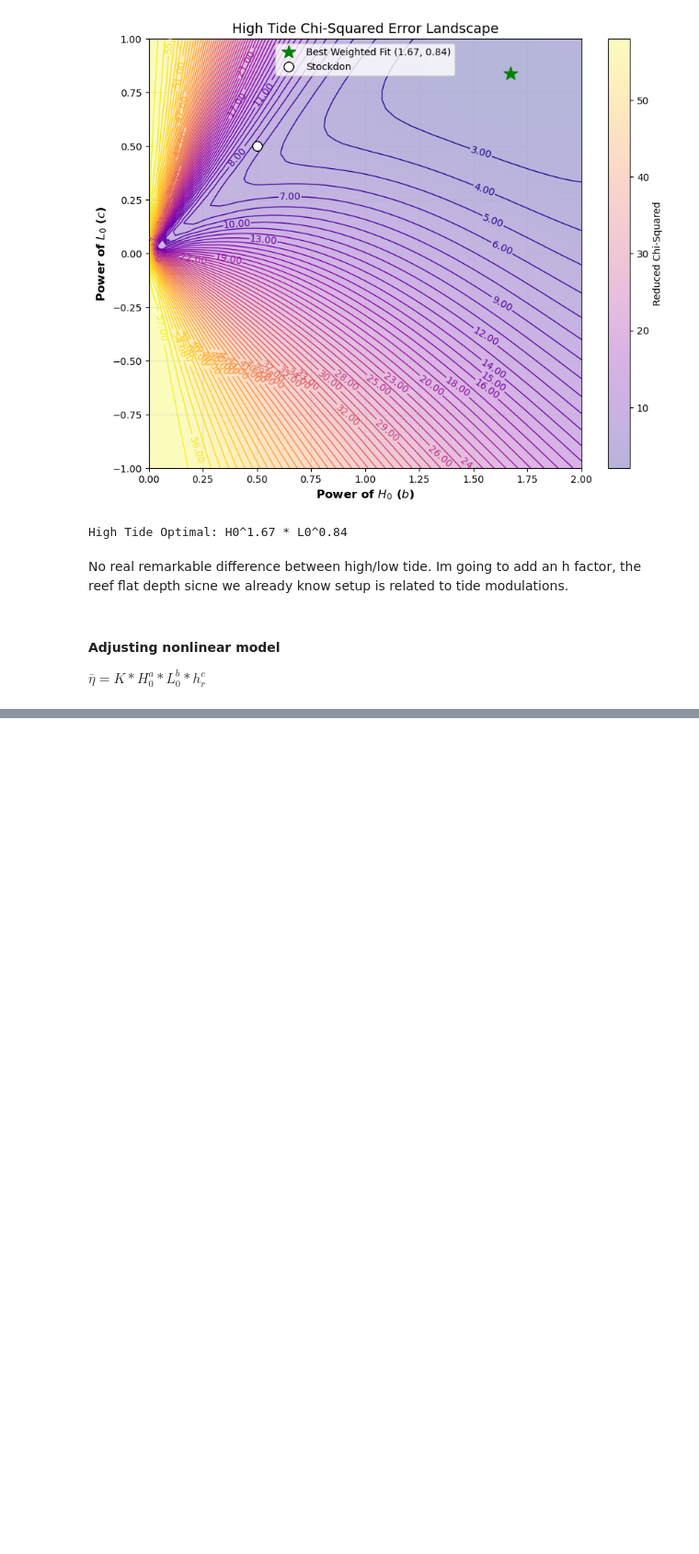
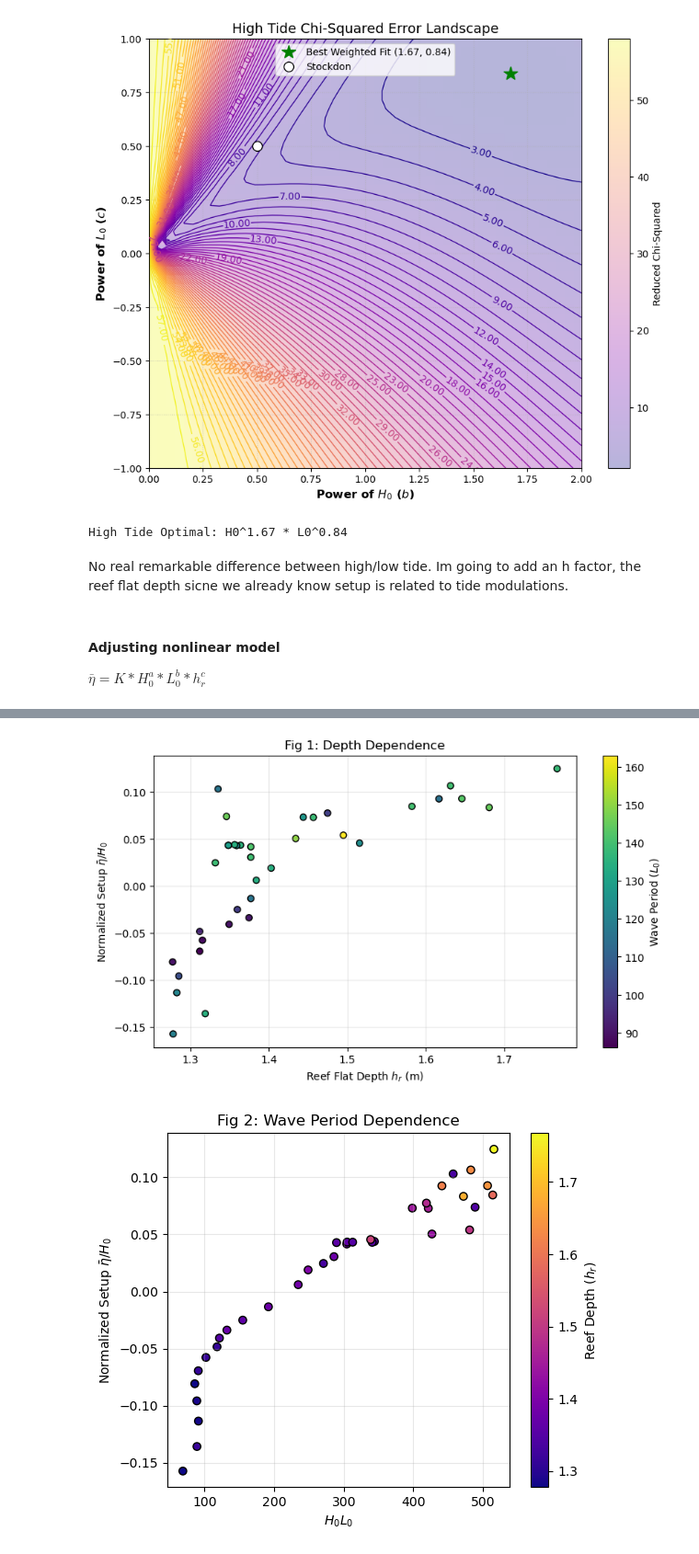
Before and after one commit to isidora-rojas/PILOT_Mokuleia, a Jupyter notebook: 2025_Mark_Meetings/Holiday Break/1_scaling_tides.ipynb, the cells around one changed output, grey strips where cells are left out. Shown at 92% size. Saved outputs shown, nothing was run; the diff lists cells and outputs as text; code cells hidden in the pictures; blank space fills up the shorter version.

```diff
--- a/Mark_Meetings/1_scaling_tides.ipynb
+++ b/2025_Mark_Meetings/Holiday Break/1_scaling_tides.ipynb
@@ -162,0 +469,49 @@ NameError: name 'binned_df' is not defined
+# %%
+# Setup common variables
+h_r = binned_h['h_reef_mean']
+H0 = binned_h['H0_mean']
+L0 = binned_h['L0_mean']
+setup = binned_h['setup_mean']
+y_norm = setup / H0 # Normalized setup
+
+# --- Fig 1: Setup/H0 vs h_r ---
+plt.figure(figsize=(9, 5))
+plt.scatter(h_r, y_norm, c=L0, cmap='viridis', edgecolors='k')
+plt.colorbar(label='Wavelength ($L_0$)')
+plt.xlabel('Reef Flat Depth $h_r$ (m)')
+plt.ylabel(r'Normalized Setup $\bar{\eta}/H_0$')
+plt.title('Fig 1: Depth Dependence')
+plt.grid(alpha=0.3)
+plt.show()
+# %%
+
+# --- Fig 2: Wave Period Dependence ---
+plt.figure(figsize=(6, 5))
+plt.scatter(H0 * L0, y_norm, c=h_r, cmap='plasma', edgecolors='k')
+plt.colorbar(label='Reef Depth ($h_r$)')
+plt.xlabel('$H_0 L_0$')
+plt.ylabel(r'Normalized Setup $\bar{\eta}/H_0$')
+plt.title('Fig 2: Wave Period Dependence')
+plt.grid(alpha=0.3)
+plt.show()
+
+# --- Fig 3: Setup vs Scaling Parameter ---
+# Using the exponents found in the scan
+scaling_param = (H0**1.75) * (L0**best_l_pow) * (h_r**best_h_pow)
+
+plt.figure(figsize=(6, 5))
+plt.scatter(scaling_param, setup, color='royalblue', edgecolors='k', alpha=0.7)
+
+# Add trendline
+m, b = np.polyfit(scaling_param, setup, 1)
+plt.plot(scaling_param, m*scaling_param + b, 'r--', label=f'K = {m:.2e}')
+
+plt.xlabel(f'$H_0^{{1.75}} L_0^{{{best_l_pow:.2f}}} h_r^{{{best_h_pow:.2f}}}$')
+plt.ylabel(r'Setup $\bar{\eta}$ (m)')
+plt.title('Fig 3: Final Scaling Law')
+plt.legend()
+plt.grid(alpha=0.3)
+plt.show()
+# %% [output]
+[figure, added]
+[figure, added]
```
Also changed, not shown: parts of 13 cells of this notebook, 2 other files.
